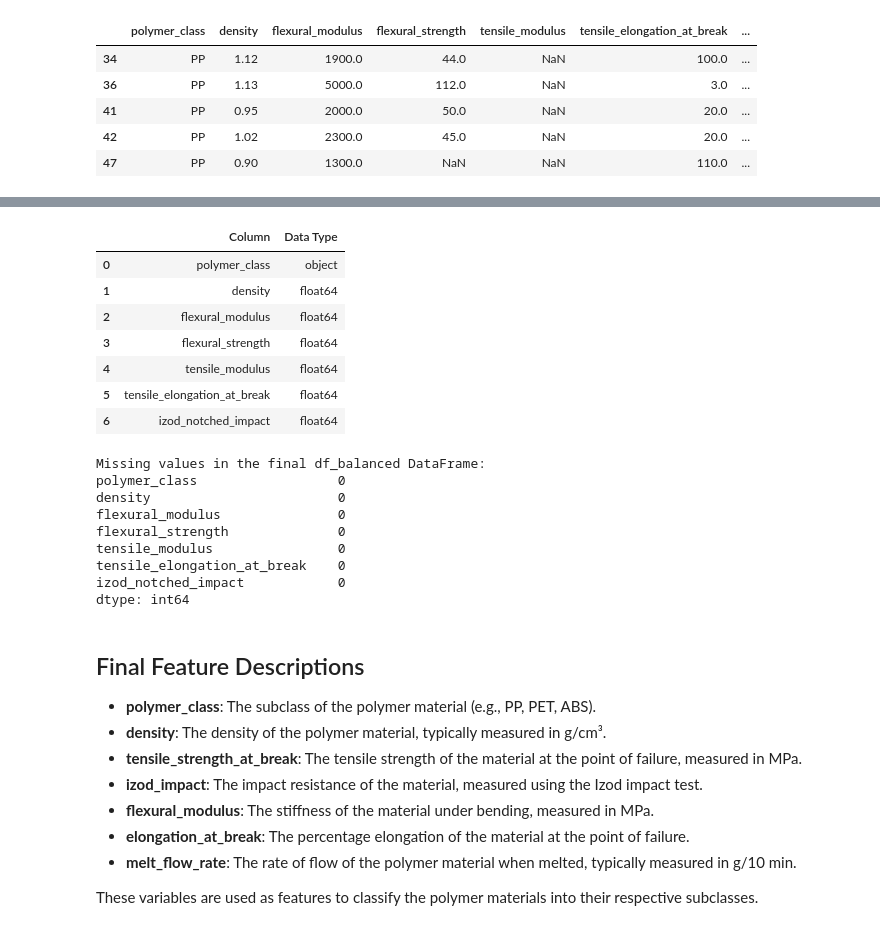
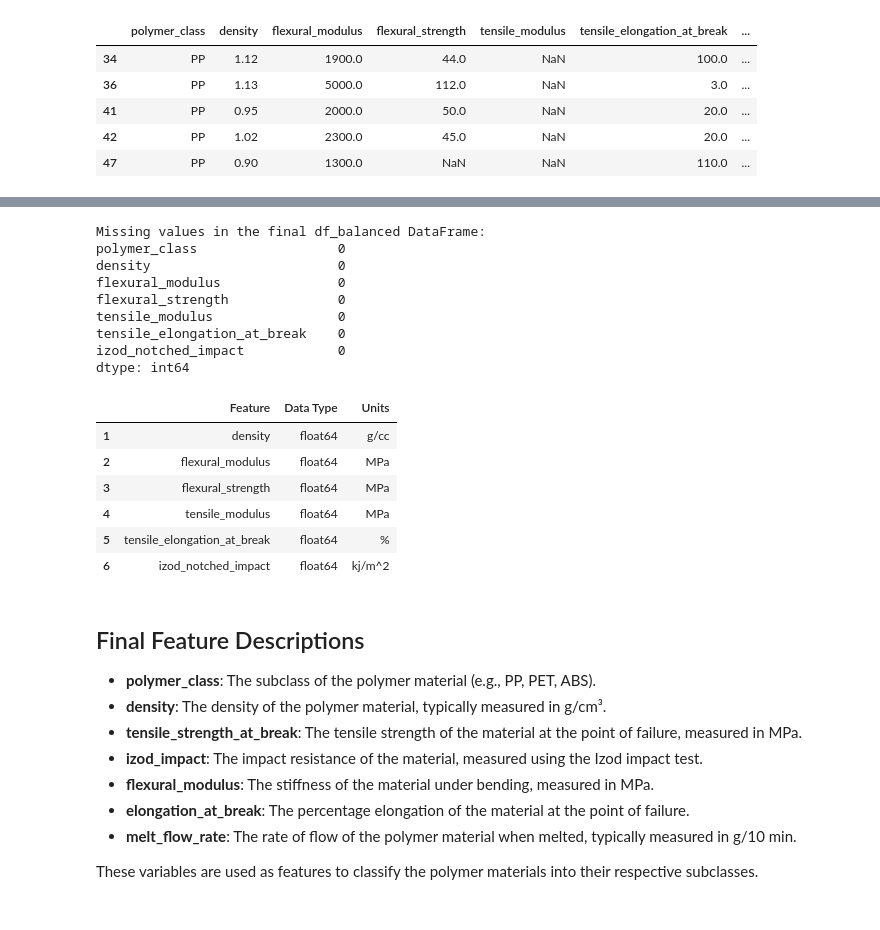
Before and after one commit to mike-keating-iv/ml-polymer-classification, a Jupyter notebook: polymers_classifier.ipynb, the cells around one changed output, grey strips where cells are left out. Saved outputs shown, nothing was run; the diff lists cells and outputs as text; code cells hidden in the pictures.

```diff
--- a/polymers_classifier.ipynb
+++ b/polymers_classifier.ipynb
@@ -286,36 +288,44 @@ Number of rows after dropping missing values: 3258
 | PVC | 79 |
 | PMMA | 73 |
 dtype: int64
-# %%
-# View our final groups and columns
-df_balanced.groupby("polymer_class").size().sort_values(ascending=False)
-
-# Create a df of the columns
-df_columns = pd.DataFrame(df_balanced.columns, columns=["Column"])
-df_columns["Data Type"] = df_balanced.dtypes.values
-display(df_columns)
-
-# Add a check for missing values in the final df_balanced DataFrame
-print("\nMissing values in the final df_balanced DataFrame:")
-print(df_balanced.isnull().sum())
-# %% [output]
-|  | Column | Data Type |
-| 0 | polymer_class | object |
-| 1 | density | float64 |
-| 2 | flexural_modulus | float64 |
-| 3 | flexural_strength | float64 |
-| 4 | tensile_modulus | float64 |
-| 5 | tensile_elongation_at_break | float64 |
-| 6 | izod_notched_impact | float64 |
-Missing values in the final df_balanced DataFrame:
-polymer_class                  0
-density                        0
-flexural_modulus               0
-flexural_strength              0
-tensile_modulus                0
-tensile_elongation_at_break    0
-izod_notched_impact            0
-dtype: int64
+# %%
+
+# Check again for missing values
+print("\nMissing values in the final df_balanced DataFrame:")
+print(df_balanced.isnull().sum())
+
+# Create a df of the columns
+df_columns = pd.DataFrame(df_balanced.columns, columns=["Column"])
+df_columns["Data Type"] = df_balanced.dtypes.values
+units = {"density": "g/cc",
+         "tensile_modulus": "MPa",
+         "flexural_modulus": "MPa",
+         "tensile_elongation_at_break": "%",
+         "flexural_strength": "MPa",
+         "izod_notched_impact":"kj/m^2"}
+df_columns["Units"] = df_columns["Column"].map(units)
+
+# Get just the features to display
+df_features = df_columns.drop(0, axis=0)
+df_features.columns = ["Feature", "Data Type", "Units"]
+display(df_features)
+# %% [output]
+Missing values in the final df_balanced DataFrame:
+polymer_class                  0
+density                        0
+flexural_modulus               0
+flexural_strength              0
+tensile_modulus                0
+tensile_elongation_at_break    0
+izod_notched_impact            0
+dtype: int64
+|  | Feature | Data Type | Units |
+| 1 | density | float64 | g/cc |
+| 2 | flexural_modulus | float64 | MPa |
+| 3 | flexural_strength | float64 | MPa |
+| 4 | tensile_modulus | float64 | MPa |
+| 5 | tensile_elongation_at_break | float64 | % |
+| 6 | izod_notched_impact | float64 | kj/m^2 |
 # %% [markdown]
 ## Final Feature Descriptions
 
```
Also changed, not shown: parts of 19 cells of this notebook.
